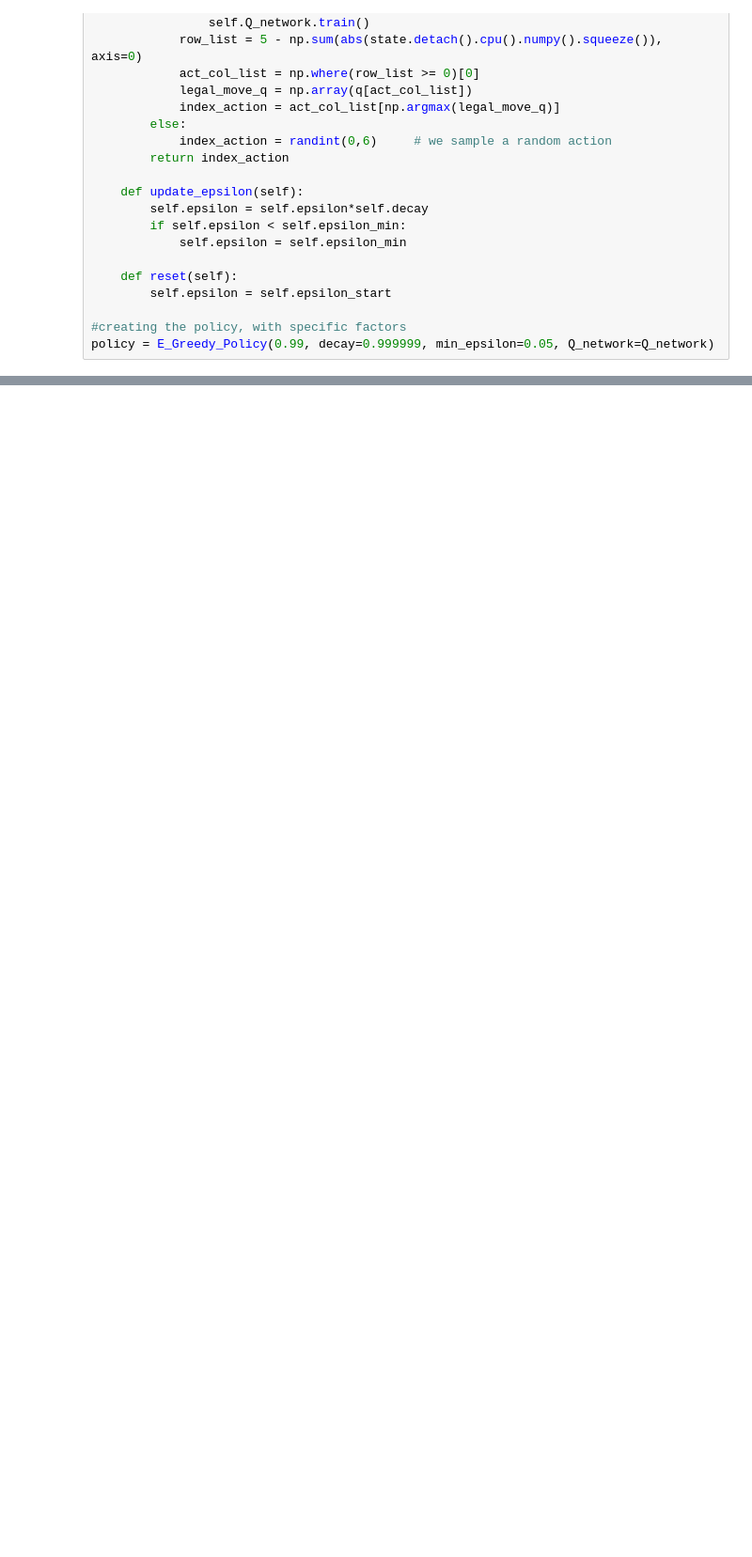
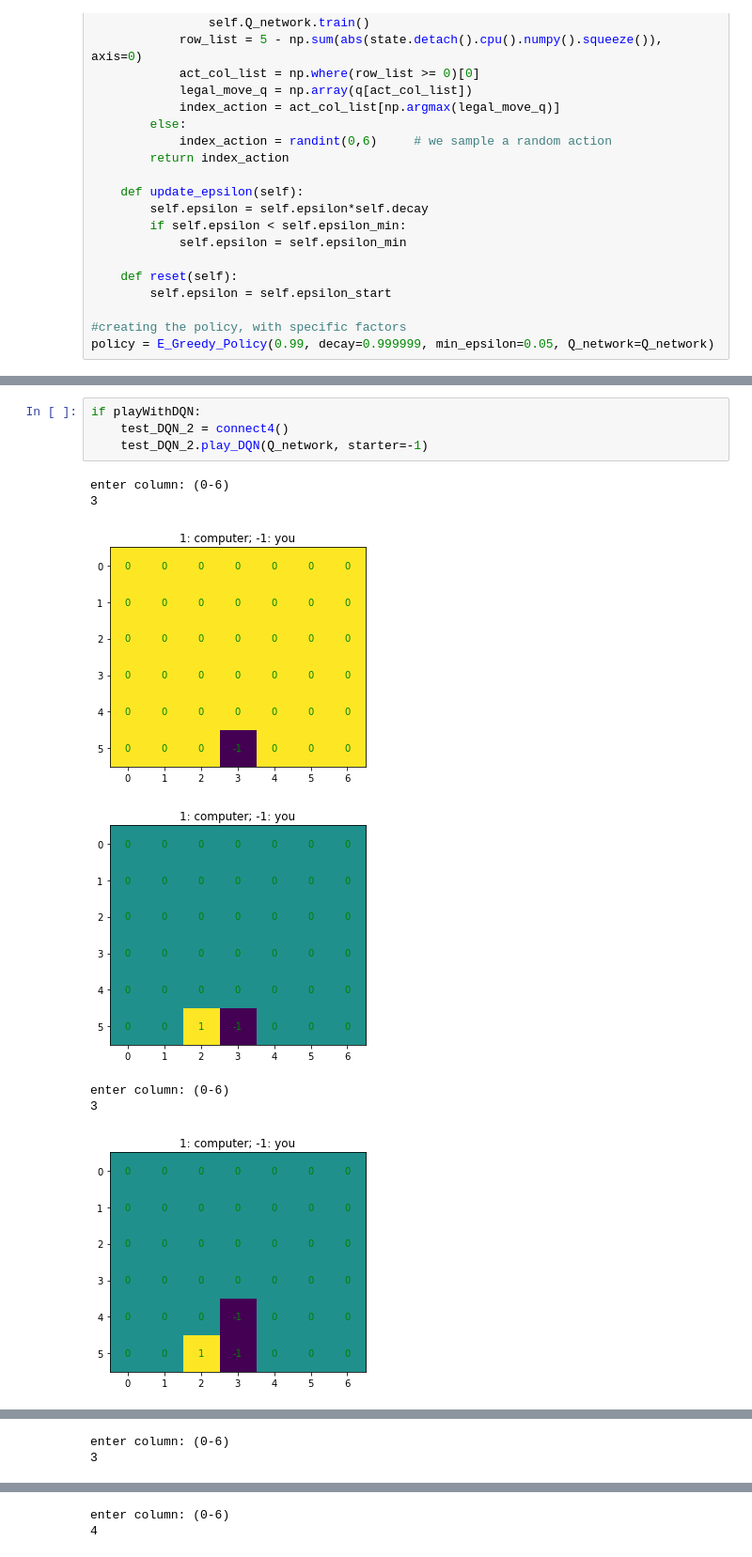
Before and after one commit to chihangs/INM707, a Jupyter notebook: Connect4.ipynb, the cells around one changed output, grey strips where cells are left out. Shown at 94% size. Saved outputs shown, nothing was run; the diff lists cells and outputs as text; blank space fills up the shorter version.

```diff
--- a/Connect4.ipynb
+++ b/Connect4.ipynb
@@ -709,0 +751,12 @@ enter column: (0-6)
+# %%
+if playWithDQN:
+    test_DQN_2 = connect4()
+    test_DQN_2.play_DQN(Q_network, starter=-1)
+# %% [output]
+enter column: (0-6)
+3
+[figure, added]
+[figure, added]
+enter column: (0-6)
+3
+[figure, added]
@@ -709,0 +764,2 @@ enter column: (0-6)
+enter column: (0-6)
+3
@@ -709,0 +768,2 @@ enter column: (0-6)
+enter column: (0-6)
+4
```
Also changed, not shown: parts of 31 cells of this notebook.
